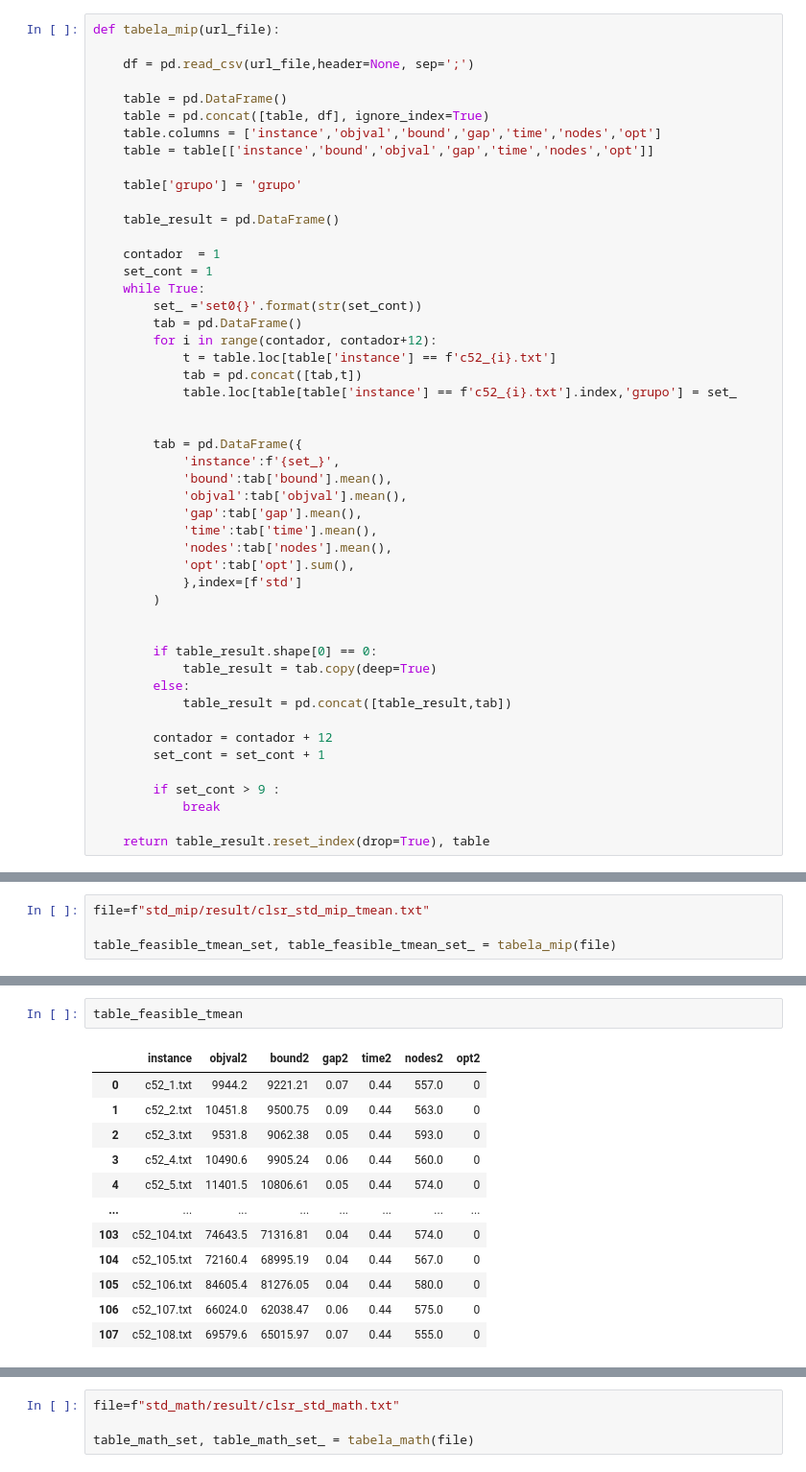
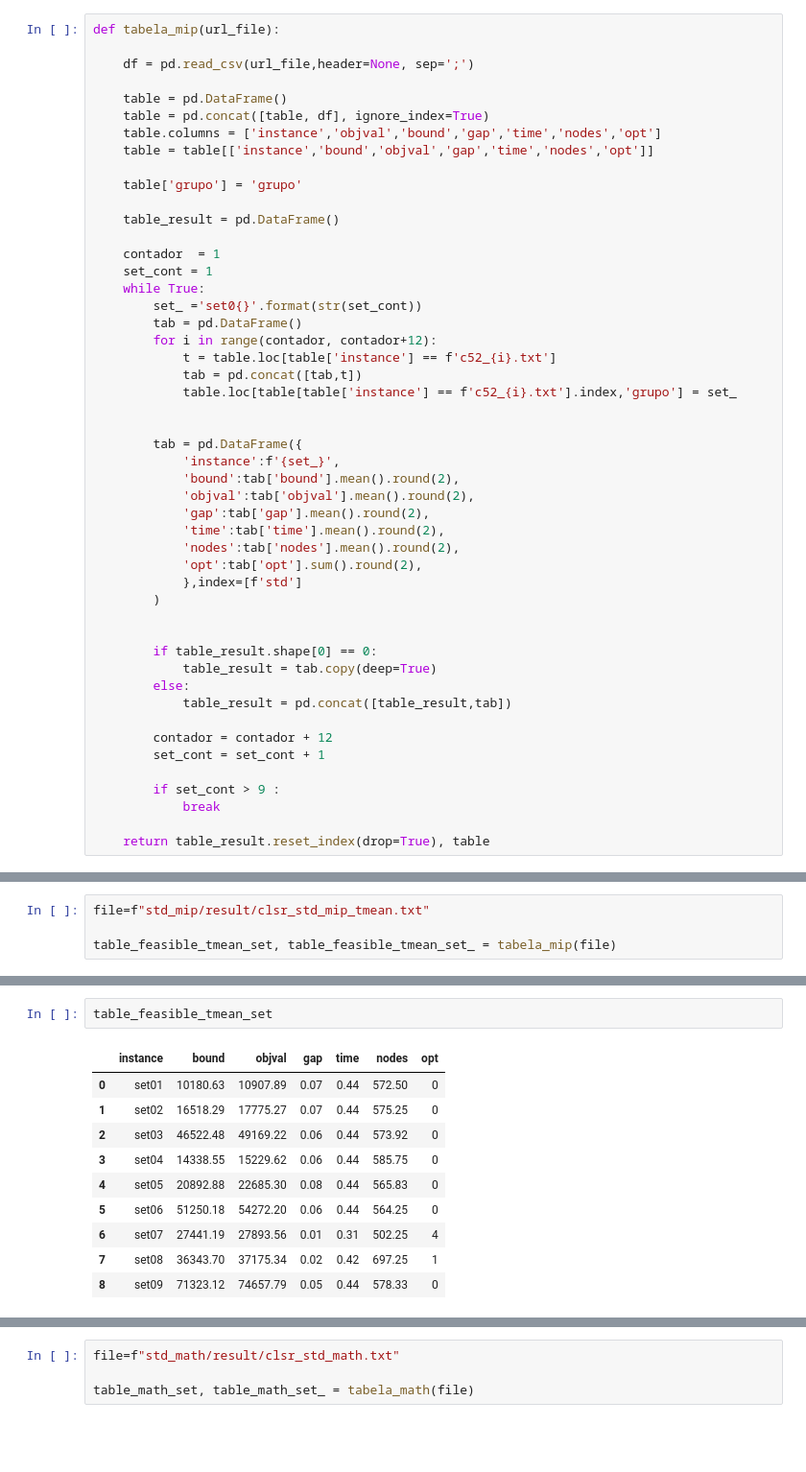
Before and after one commit to jesusossian/mmq_msc_andressa, a Jupyter notebook: src/clsr_std/clsr_std_feasible.ipynb, the cells around one changed output, grey strips where cells are left out. Shown at 96% size. Cells and saved outputs as stored; diff of their text form; blank space fills up the shorter version.

```diff
--- a/src/clsr_std/clsr_std_feasible.ipynb
+++ b/src/clsr_std/clsr_std_feasible.ipynb
@@ -288,12 +281,12 @@ def tabela_mip(url_file):
 
         tab = pd.DataFrame({
             'instance':f'{set_}',
-            'bound':tab['bound'].mean(),
-            'objval':tab['objval'].mean(),
-            'gap':tab['gap'].mean(),
-            'time':tab['time'].mean(),
-            'nodes':tab['nodes'].mean(),
-            'opt':tab['opt'].sum(),
+            'bound':tab['bound'].mean().round(2),
+            'objval':tab['objval'].mean().round(2),
+            'gap':tab['gap'].mean().round(2),
+            'time':tab['time'].mean().round(2),
+            'nodes':tab['nodes'].mean().round(2),
+            'opt':tab['opt'].sum().round(2),
             },index=[f'std']
         )
 
@@ -501,15 +491,13 @@ table_feasible_tmax
 # %%
-table_feasible_tmean
+table_feasible_tmean_set
 # %% [output]
-|  | instance | objval2 | bound2 | gap2 | time2 | nodes2 | opt2 |
-| 0 | c52_1.txt | 9944.2 | 9221.21 | 0.07 | 0.44 | 557.0 | 0 |
-| 1 | c52_2.txt | 10451.8 | 9500.75 | 0.09 | 0.44 | 563.0 | 0 |
-| 2 | c52_3.txt | 9531.8 | 9062.38 | 0.05 | 0.44 | 593.0 | 0 |
-| 3 | c52_4.txt | 10490.6 | 9905.24 | 0.06 | 0.44 | 560.0 | 0 |
-| 4 | c52_5.txt | 11401.5 | 10806.61 | 0.05 | 0.44 | 574.0 | 0 |
-| ... | ... | ... | ... | ... | ... | ... | ... |
-| 103 | c52_104.txt | 74643.5 | 71316.81 | 0.04 | 0.44 | 574.0 | 0 |
-| 104 | c52_105.txt | 72160.4 | 68995.19 | 0.04 | 0.44 | 567.0 | 0 |
-| 105 | c52_106.txt | 84605.4 | 81276.05 | 0.04 | 0.44 | 580.0 | 0 |
-| 106 | c52_107.txt | 66024.0 | 62038.47 | 0.06 | 0.44 | 575.0 | 0 |
-| 107 | c52_108.txt | 69579.6 | 65015.97 | 0.07 | 0.44 | 555.0 | 0 |
+|  | instance | bound | objval | gap | time | nodes | opt |
+| 0 | set01 | 10180.63 | 10907.89 | 0.07 | 0.44 | 572.50 | 0 |
+| 1 | set02 | 16518.29 | 17775.27 | 0.07 | 0.44 | 575.25 | 0 |
+| 2 | set03 | 46522.48 | 49169.22 | 0.06 | 0.44 | 573.92 | 0 |
+| 3 | set04 | 14338.55 | 15229.62 | 0.06 | 0.44 | 585.75 | 0 |
+| 4 | set05 | 20892.88 | 22685.30 | 0.08 | 0.44 | 565.83 | 0 |
+| 5 | set06 | 51250.18 | 54272.20 | 0.06 | 0.44 | 564.25 | 0 |
+| 6 | set07 | 27441.19 | 27893.56 | 0.01 | 0.31 | 502.25 | 4 |
+| 7 | set08 | 36343.70 | 37175.34 | 0.02 | 0.42 | 697.25 | 1 |
+| 8 | set09 | 71323.12 | 74657.79 | 0.05 | 0.44 | 578.33 | 0 |
```
Also changed, not shown: parts of 17 cells of this notebook, 2 other files.
